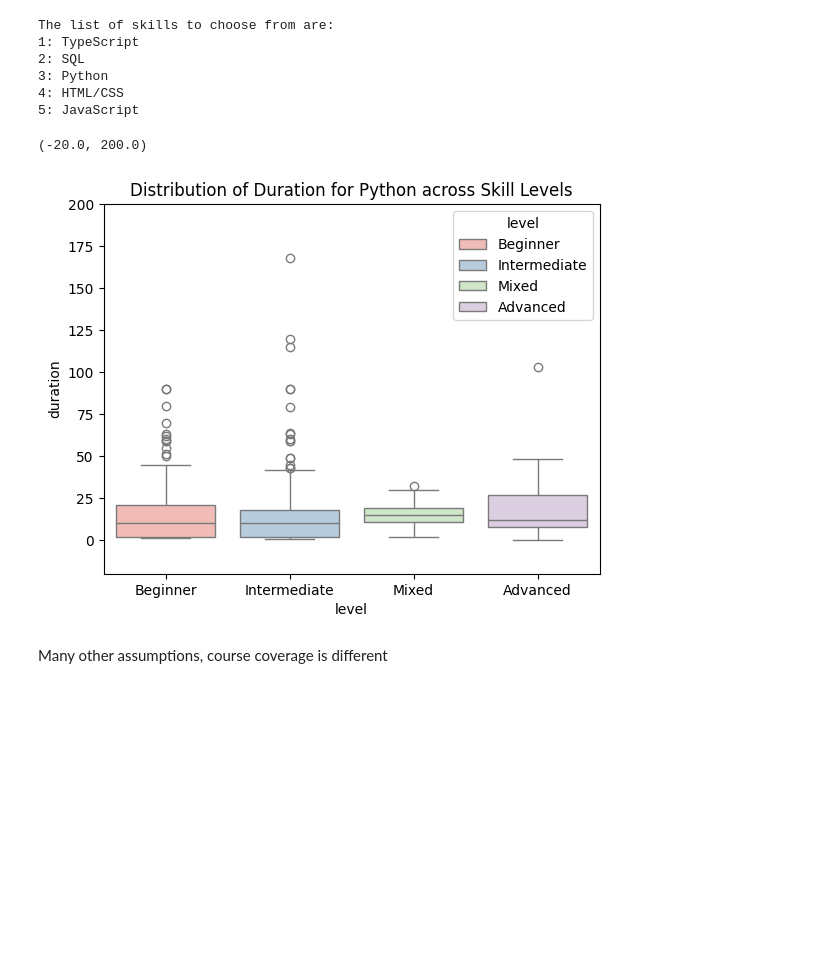
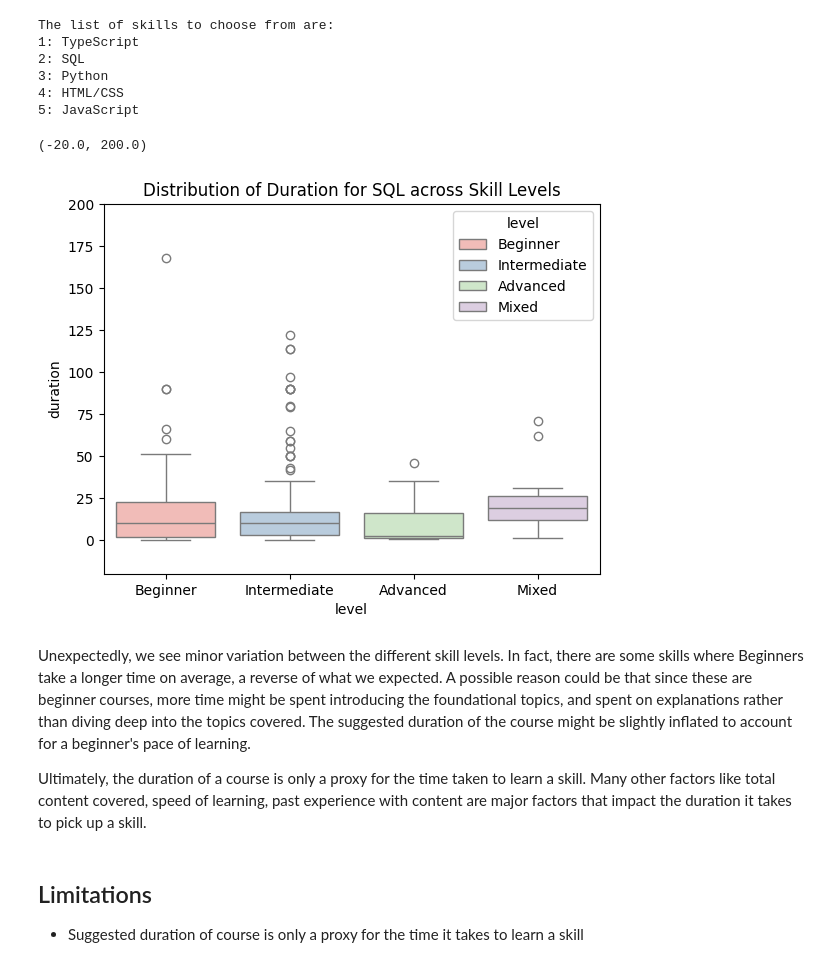
Before and after one commit to minimartzz/online-learning-so-mooc, a Jupyter notebook: mooc_analysis.ipynb, the cells around one changed output. Saved outputs shown, nothing was run; the diff lists cells and outputs as text; code cells hidden in the pictures; blank space fills up the shorter version.

```diff
--- a/mooc_analysis.ipynb
+++ b/mooc_analysis.ipynb
@@ -570,7 +617,7 @@ def map_skills_to_courses(df: pd.DataFrame, level: str | None, skill_type: str)
   if level is not None:
     df_skills = df[df['level'] == level].reset_index()
   else:
-    df_skills = df
+    df_skills = df.copy()
   dfp = get_top_5_tech(df_skill, skill_type)
   skills = dfp['index'].to_list()
 
@@ -695,22 +750,28 @@ The list of skills to choose from are:
 4: HTML/CSS
 5: JavaScript
 # %%
-SKILL = "Python"
+SKILL = "SQL"
 
 # Subset the data based on skill selected
 df_duration = all_course_skills[['duration', 'level', SKILL]]
 df_duration = df_duration[df_duration[SKILL] == 1]
 
 sns.boxplot(
   data=df_duration,
   x='level',
   y='duration',
   hue='level'
 )
 plt.title(f"Distribution of Duration for {SKILL} across Skill Levels")
 plt.ylim(-20, 200)
 # %% [output]
 (-20.0, 200.0)
-[figure, old version]
+[figure, new version]
-# %% [markdown]
-Many other assumptions, course coverage is different
+# %% [markdown]
+Unexpectedly, we see minor variation between the different skill levels. In fact, there are some skills where Beginners take a longer time on average, a reverse of what we expected. A possible reason could be that since these are beginner courses, more time might be spent introducing the foundational topics, and spent on explanations rather than diving deep into the topics covered. The suggested duration of the course might be slightly inflated to account for a beginner's pace of learning.
+
+Ultimately, the duration of a course is only a proxy for the time taken to learn a skill. Many other factors like total content covered, speed of learning, past experience with content are major factors that impact the duration it takes to pick up a skill.
+# %% [markdown]
+## Limitations
+
+* Suggested duration of course is only a proxy for the time it takes to learn a skill
```
Also changed, not shown: parts of 22 cells of this notebook.
